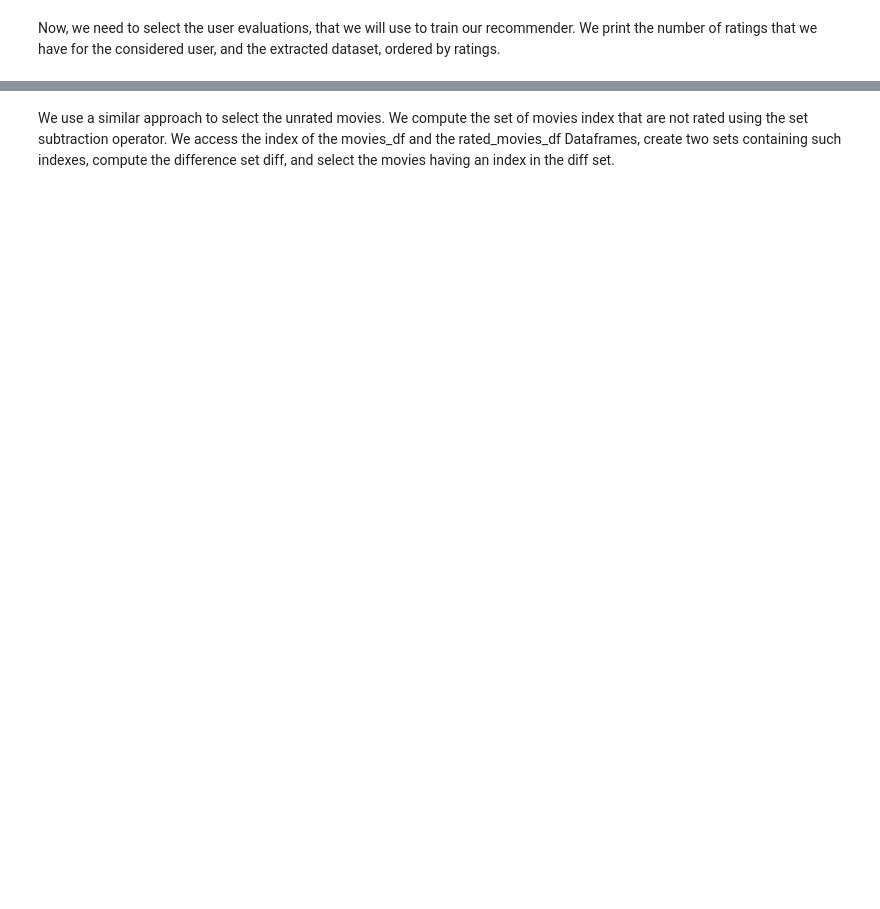
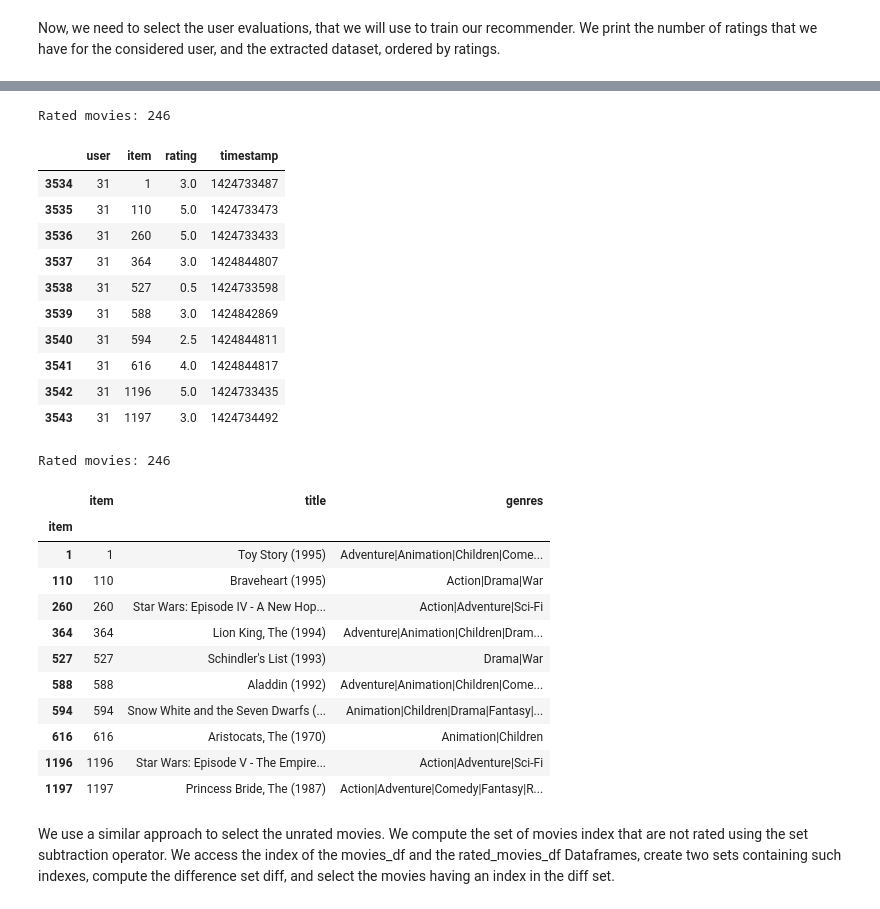
Before and after one commit to csotogd/Recommender-System-santa-claus, a Jupyter notebook: RS project.ipynb, the cells around one changed output, grey strips where cells are left out. Drawn from its saved outputs; the diff is of its cells as text; code cells hidden in the pictures; blank space fills up the shorter version.

```diff
--- a/RS project.ipynb
+++ b/RS project.ipynb
@@ -168,10 +212,0 @@ display(selected_movies_useruser)
-# %%
-#We use the collaborative user algorithm ItemItem, that use the nearest neighbors
-num_recs = 10  # Number of recommendations to generate
-item_item = ItemItem(15, min_nbrs=3)  # Minimum (3) and maximum (15) number of neighbors to consider
-recsys_itemitem = Recommender.adapt(item_item)
-recsys_itemitem.fit(ratings_df)
-
-selected_movies_itemitem = recsys_itemitem.recommend(selected_user, 10) # generate 10 recommendations for the selected user
-selected_movies_itemitem = selected_movies_itemitem.join(movies_df['title'], on='item')
-display(selected_movies_itemitem)
@@ -182,8 +227,38 @@ Now, we need to select the user evaluations, that we will use to train our recom
 # %%
+selected_user_ratings = ratings_df.loc[ratings_df['user'] == selected_user]
+selected_user_ratings = selected_user_ratings.sort_values(by='item', ascending=True)
+print("Rated movies: " + str(selected_user_ratings.shape[0]))
+display(selected_user_ratings.head(10))
 rated_movies_df = movies_df.loc[list(selected_user_ratings['item'])]
-rated_movies_df = rated_movies_df[['title', 'plot']]
+#rated_movies_df = rated_movies_df[['title', 'plot']]
 print("Rated movies: " + str(rated_movies_df.shape[0]))
 display(rated_movies_df.head(10))
+# %% [output]
+Rated movies: 246
+|  | user | item | rating | timestamp |
+| 3534 | 31 | 1 | 3.0 | 1424733487 |
+| 3535 | 31 | 110 | 5.0 | 1424733473 |
+| 3536 | 31 | 260 | 5.0 | 1424733433 |
+| 3537 | 31 | 364 | 3.0 | 1424844807 |
+| 3538 | 31 | 527 | 0.5 | 1424733598 |
+| 3539 | 31 | 588 | 3.0 | 1424842869 |
+| 3540 | 31 | 594 | 2.5 | 1424844811 |
+| 3541 | 31 | 616 | 4.0 | 1424844817 |
+| 3542 | 31 | 1196 | 5.0 | 1424733435 |
+| 3543 | 31 | 1197 | 3.0 | 1424734492 |
+Rated movies: 246
+|  | item | title | genres |
+| item |  |  |  |
+| 1 | 1 | Toy Story (1995) | Adventure|Animation|Children|Come... |
+| 110 | 110 | Braveheart (1995) | Action|Drama|War |
+| 260 | 260 | Star Wars: Episode IV - A New Hop... | Action|Adventure|Sci-Fi |
+| 364 | 364 | Lion King, The (1994) | Adventure|Animation|Children|Dram... |
+| 527 | 527 | Schindler's List (1993) | Drama|War |
+| 588 | 588 | Aladdin (1992) | Adventure|Animation|Children|Come... |
+| 594 | 594 | Snow White and the Seven Dwarfs (... | Animation|Children|Drama|Fantasy|... |
+| 616 | 616 | Aristocats, The (1970) | Animation|Children |
+| 1196 | 1196 | Star Wars: Episode V - The Empire... | Action|Adventure|Sci-Fi |
+| 1197 | 1197 | Princess Bride, The (1987) | Action|Adventure|Comedy|Fantasy|R... |
 # %% [markdown]
 We use a similar approach to select the unrated movies. We compute the set of movies index that are not rated using the set subtraction operator. We access the index of the movies_df and the rated_movies_df Dataframes, create two sets containing such indexes, compute the difference set diff, and select the movies having an index in the diff set.
 # %%
```
Also changed, not shown: parts of 59 cells of this notebook.
